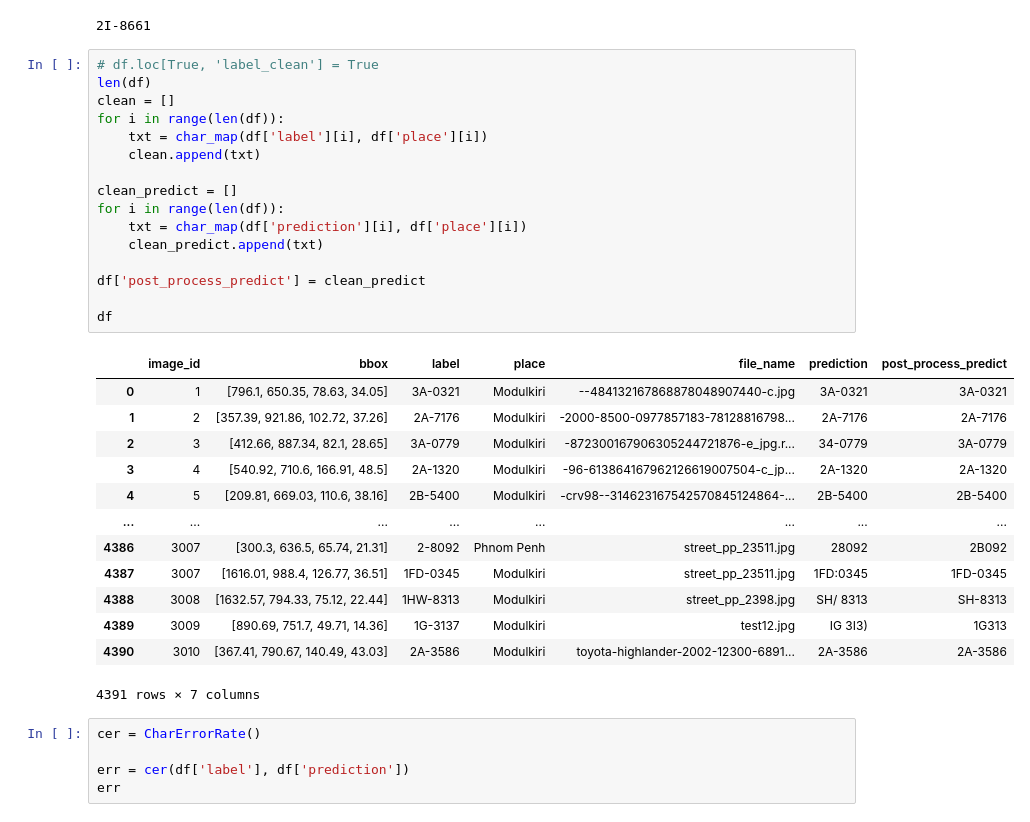
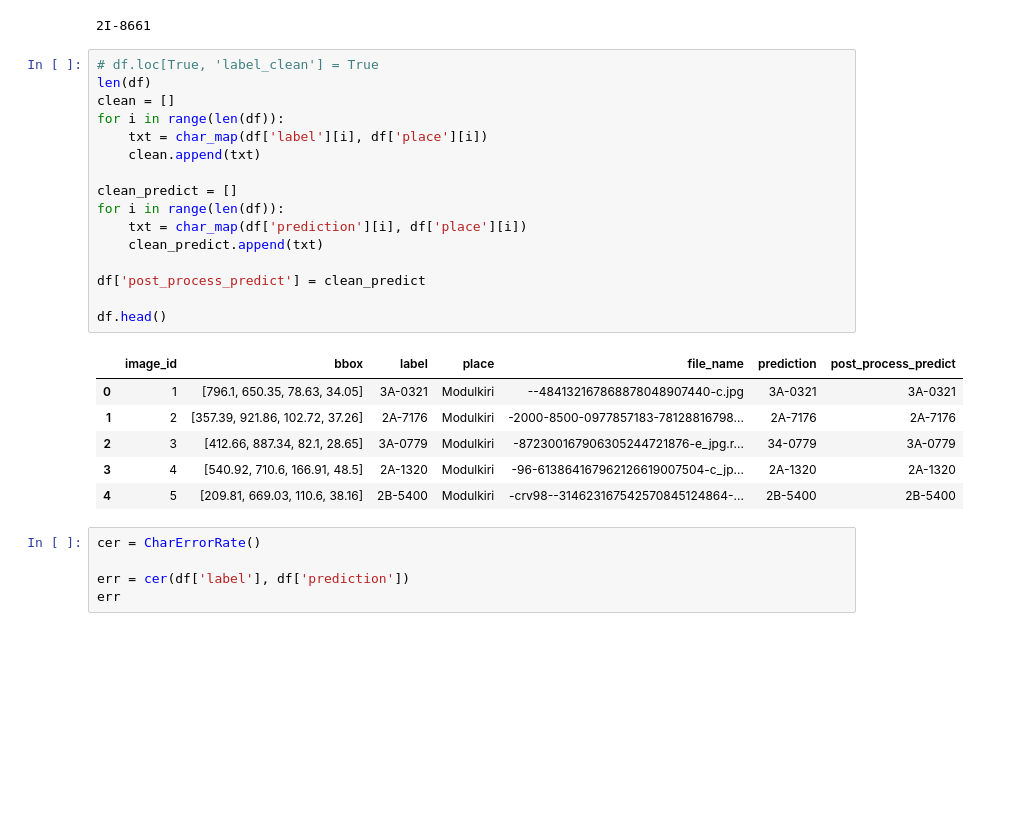
Before and after one commit to nattkorat/klpr-training, a Jupyter notebook: Testing Data.ipynb, the cells around one changed output. Cells and saved outputs as stored; diff of their text form; blank space fills up the shorter version.

```diff
--- a/Testing Data.ipynb
+++ b/Testing Data.ipynb
@@ -427,33 +420,26 @@ if __name__ == '__main__':
 # %%
 # df.loc[True, 'label_clean'] = True
 len(df)
 clean = []
 for i in range(len(df)):
     txt = char_map(df['label'][i], df['place'][i])
     clean.append(txt)
 
 clean_predict = []
 for i in range(len(df)):
     txt = char_map(df['prediction'][i], df['place'][i])
     clean_predict.append(txt)
 
 df['post_process_predict'] = clean_predict
 
-df
+df.head()
 # %% [output]
 |  | image_id | bbox | label | place | file_name | prediction | post_process_predict |
 | 0 | 1 | [796.1, 650.35, 78.63, 34.05] | 3A-0321 | Modulkiri | --484132167868878048907440-c.jpg | 3A-0321 | 3A-0321 |
 | 1 | 2 | [357.39, 921.86, 102.72, 37.26] | 2A-7176 | Modulkiri | -2000-8500-0977857183-78128816798... | 2A-7176 | 2A-7176 |
 | 2 | 3 | [412.66, 887.34, 82.1, 28.65] | 3A-0779 | Modulkiri | -872300167906305244721876-e_jpg.r... | 34-0779 | 3A-0779 |
 | 3 | 4 | [540.92, 710.6, 166.91, 48.5] | 2A-1320 | Modulkiri | -96-613864167962126619007504-c_jp... | 2A-1320 | 2A-1320 |
 | 4 | 5 | [209.81, 669.03, 110.6, 38.16] | 2B-5400 | Modulkiri | -crv98--314623167542570845124864-... | 2B-5400 | 2B-5400 |
-| ... | ... | ... | ... | ... | ... | ... | ... |
-| 4386 | 3007 | [300.3, 636.5, 65.74, 21.31] | 2-8092 | Phnom Penh | street_pp_23511.jpg | 28092 | 2B092 |
-| 4387 | 3007 | [1616.01, 988.4, 126.77, 36.51] | 1FD-0345 | Modulkiri | street_pp_23511.jpg | 1FD:0345 | 1FD-0345 |
-| 4388 | 3008 | [1632.57, 794.33, 75.12, 22.44] | 1HW-8313 | Modulkiri | street_pp_2398.jpg | SH/ 8313 | SH-8313 |
-| 4389 | 3009 | [890.69, 751.7, 49.71, 14.36] | 1G-3137 | Modulkiri | test12.jpg | IG 3I3) | 1G313 |
-| 4390 | 3010 | [367.41, 790.67, 140.49, 43.03] | 2A-3586 | Modulkiri | toyota-highlander-2002-12300-6891... | 2A-3586 | 2A-3586 |
-4391 rows × 7 columns
 # %%
 cer = CharErrorRate()
 
```
Also changed, not shown: parts of 3 cells of this notebook.
